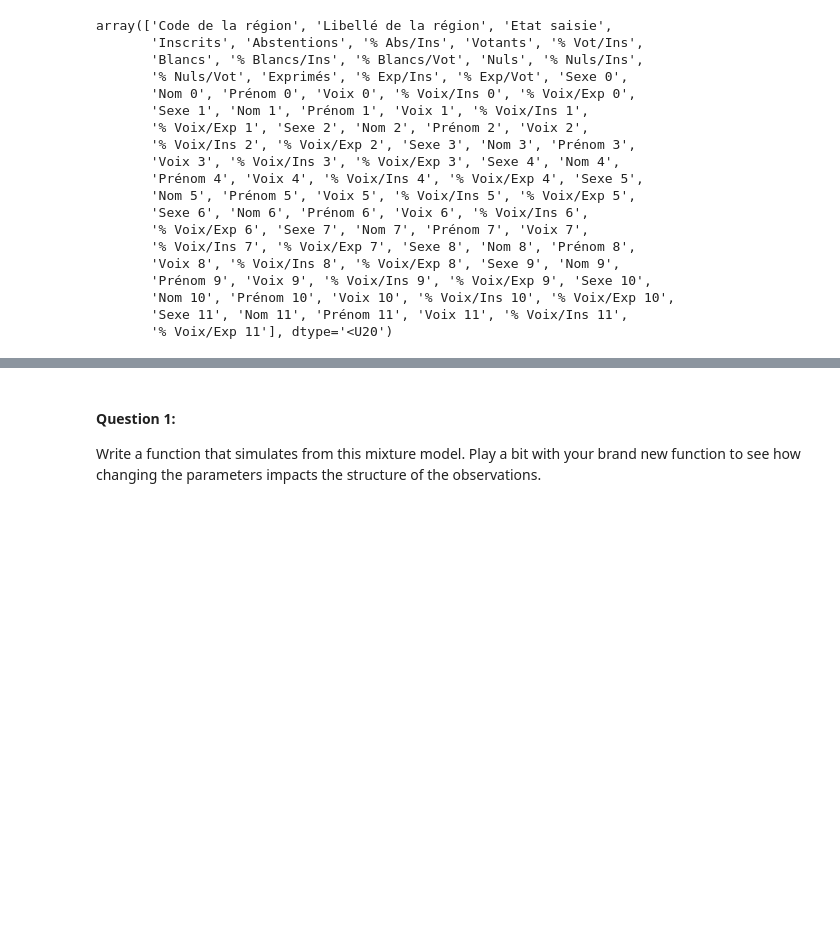
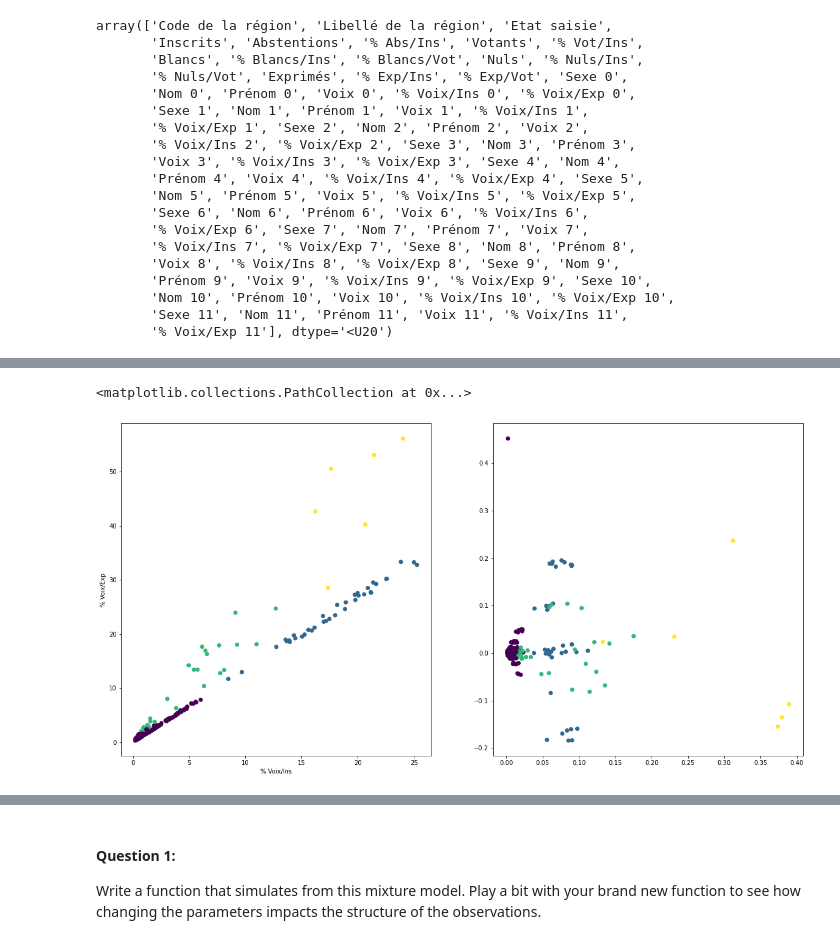
Before and after one commit to chloe-caville/APST2-Projet-2, a Jupyter notebook: Mixture Model Lab.ipynb, the cells around one changed output, grey strips where cells are left out. Drawn from its saved outputs; the diff is of its cells as text; code cells hidden in the pictures; blank space fills up the shorter version.

```diff
--- a/Mixture Model Lab.ipynb
+++ b/Mixture Model Lab.ipynb
@@ -194,0 +157,19 @@ tp[["% Voix/Exp 11","% Voix/Ins 11"]]
+# %%
+from sklearn.mixture import GaussianMixture
+
+res=GaussianMixture(n_components=4).fit(y)
+clust = res.predict(y)
+colort = ["red", "blue", "green"]
+plt.figure(figsize=(20,10))
+plt.subplot(1,2,1)
+plt.scatter(y[:,1],y[:,0], c=clust)
+
+plt.xlabel("% Voix/Ins")
+plt.ylabel("% Voix/Exp")
+
+plt.subplot(1,2,2)
+pca=PCA(n_components=2).fit(y.T)
+plt.scatter(pca.components_[0], pca.components_[1], c=clust)
+# %% [output]
+<matplotlib.collections.PathCollection at 0x...>
+[figure, added]
```
Also changed, not shown: parts of 18 cells of this notebook.
